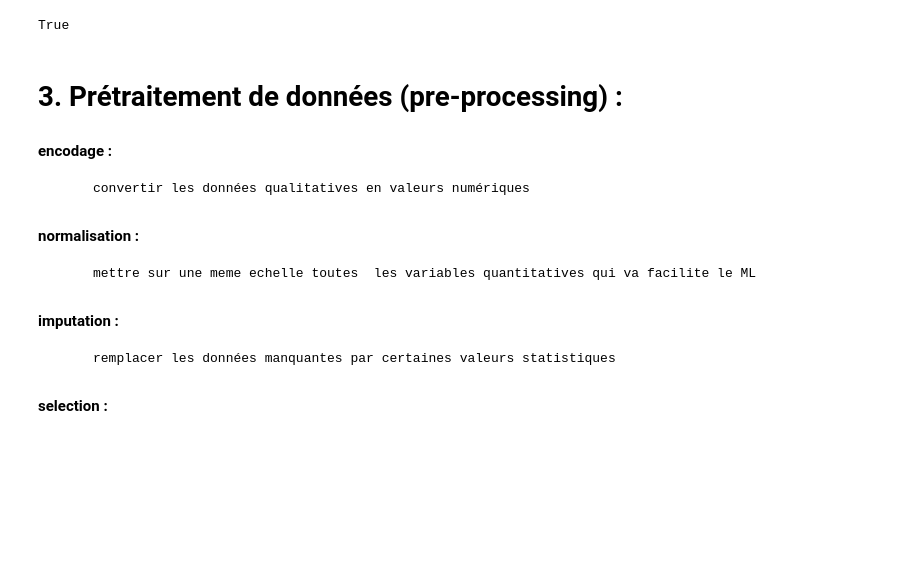
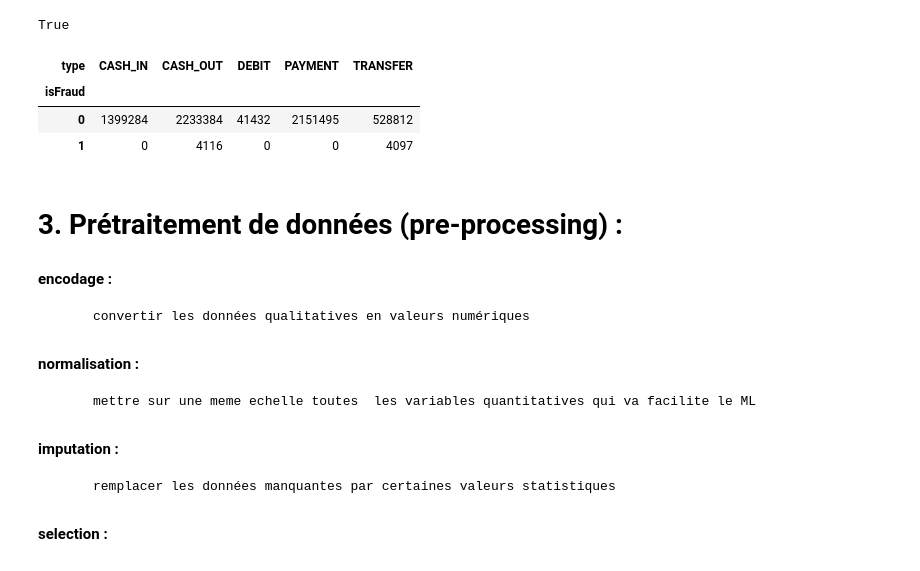
Before and after one commit to mohammedbourkache/PFE_detection_fraudes_DS_1, a Jupyter notebook: carte_credit_pfe.ipynb, the cells around one changed output. Drawn from its saved outputs; the diff is of its cells as text; code cells hidden in the pictures; blank space fills up the shorter version.

```diff
--- a/carte_credit_pfe.ipynb
+++ b/carte_credit_pfe.ipynb
@@ -396,6 +396,14 @@ F2
 F1.shape[0] + F2.shape[0] == df2[df2['isFraud'] == 1].shape[0]
 # %% [output]
 True
+# %%
+# On peut meme verifier directement avec groupby()
+df2.groupby(['isFraud', 'type']).size().unstack(fill_value=0)
+# %% [output]
+| type | CASH_IN | CASH_OUT | DEBIT | PAYMENT | TRANSFER |
+| isFraud |  |  |  |  |  |
+| 0 | 1399284 | 2233384 | 41432 | 2151495 | 528812 |
+| 1 | 0 | 4116 | 0 | 0 | 4097 |
 # %%
 # donc on remarque que toutes les transactions frauduleuses sont entre les types : "CHASH_OUT" et "TRANSFER"
 # %% [markdown]
```
Also changed, not shown: parts of 22 cells of this notebook.
